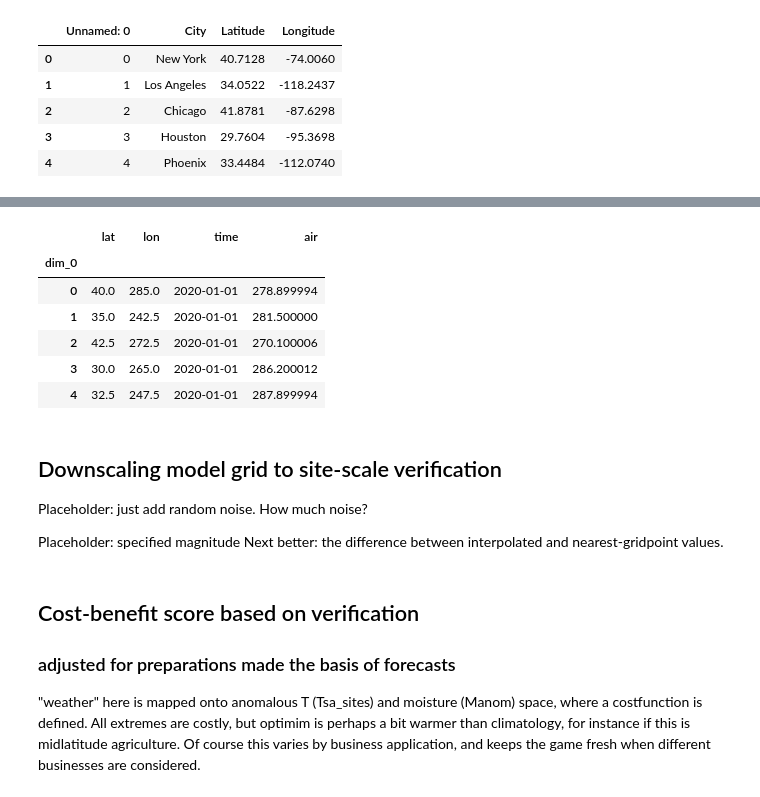
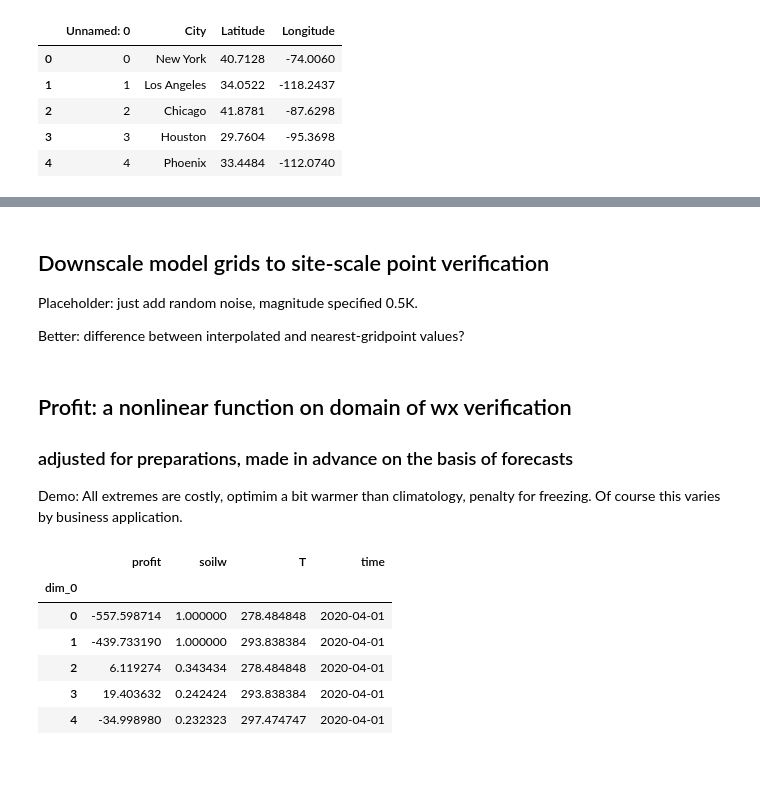
Before and after one commit to ATMOcanes/MindTheGap_wxbiz_game_course, a Jupyter notebook: Jupyter_Notebooks/Verification_scoring.ipynb, the cells around one changed output, grey strips where cells are left out. Saved outputs shown, nothing was run; the diff lists cells and outputs as text; code cells hidden in the pictures; blank space fills up the shorter version.

```diff
--- a/Jupyter_Notebooks/Verification_scoring.ipynb
+++ b/Jupyter_Notebooks/Verification_scoring.ipynb
@@ -50,18 +60,7 @@ plt.scatter(sitelons, sitelats, c='red')
-# %%
-Tverif.sel(lon = sitelons, lat = sitelats, method='nearest').to_dataframe()
-# %% [output]
-|  | lat | lon | time | air |
-| dim_0 |  |  |  |  |
-| 0 | 40.0 | 285.0 | 2020-01-01 | 278.899994 |
-| 1 | 35.0 | 242.5 | 2020-01-01 | 281.500000 |
-| 2 | 42.5 | 272.5 | 2020-01-01 | 270.100006 |
-| 3 | 30.0 | 265.0 | 2020-01-01 | 286.200012 |
-| 4 | 32.5 | 247.5 | 2020-01-01 | 287.899994 |
 # %% [markdown]
-## Downscaling model grid to site-scale verification
+## Downscale model grids to site-scale point verification
 
-Placeholder: just add random noise. How much noise?
+Placeholder: just add random noise, magnitude specified 0.5K.
 
-Placeholder: specified magnitude
-Next better: the difference between interpolated and nearest-gridpoint values.
+Better: difference between interpolated and nearest-gridpoint values?
 # %%
@@ -72,10 +71,10 @@ sw_grids = soilw.sel(lon = sitelons, lat = sitelats, method='nearest')
 
 Tnoise = np.random.random( sitelons.size )-0.5   # random on [0,1] - 0.5
 # %% [markdown]
-## Cost-benefit score based on verification
-### adjusted for preparations made the basis of forecasts
+## Profit: a nonlinear function on domain of wx verification
+### adjusted for preparations, made in advance on the basis of forecasts
 
-"weather" here is mapped onto anomalous T (Tsa_sites) and moisture (Manom) space, where a costfunction is defined. All extremes are costly, but optimim is perhaps a bit warmer than climatology, for instance if this is midlatitude agriculture. Of course this varies by business application, and keeps the game fresh when different businesses are considered.
+Demo: All extremes are costly, optimim a bit warmer than climatology, penalty for freezing. Of course this varies by business application.
 # %%
 def value_of_preparations(preps):
     return 0    # constant, or array the same shape as costfunction
@@ -94,0 +81,22 @@ totalscore = np.sum(score) - preps.insurancecost   # insurancefactor.nc has cost
+# %%
+# profit function, from BiznessSpecificParameters
+
+siteTs = T_grids.air    + Tnoise
+siteWs = sw_grids.soilw             # silly for coastal sites, FIX ME
+
+profitfunction = xr.open_dataset('../BiznessSpecificParameters/profitfunction.nc')
+#preps = pd.read_csv('TEAMDATA/current_preps.csv')
+
+siteprofits = profitfunction.sel(T = siteTs, soilw = siteWs, method='nearest') \
+#            + value_of_preparations(preps)
+
+# display results (dataframe = table)
+siteprofits.to_dataframe()
+# %% [output]
+|  | profit | soilw | T | time |
+| dim_0 |  |  |  |  |
+| 0 | -557.598714 | 1.000000 | 278.484848 | 2020-04-01 |
+| 1 | -439.733190 | 1.000000 | 293.838384 | 2020-04-01 |
+| 2 | 6.119274 | 0.343434 | 278.484848 | 2020-04-01 |
+| 3 | 19.403632 | 0.242424 | 293.838384 | 2020-04-01 |
+| 4 | -34.998980 | 0.232323 | 297.474747 | 2020-04-01 |
```
Also changed, not shown: parts of 12 cells of this notebook, 10 other files.
